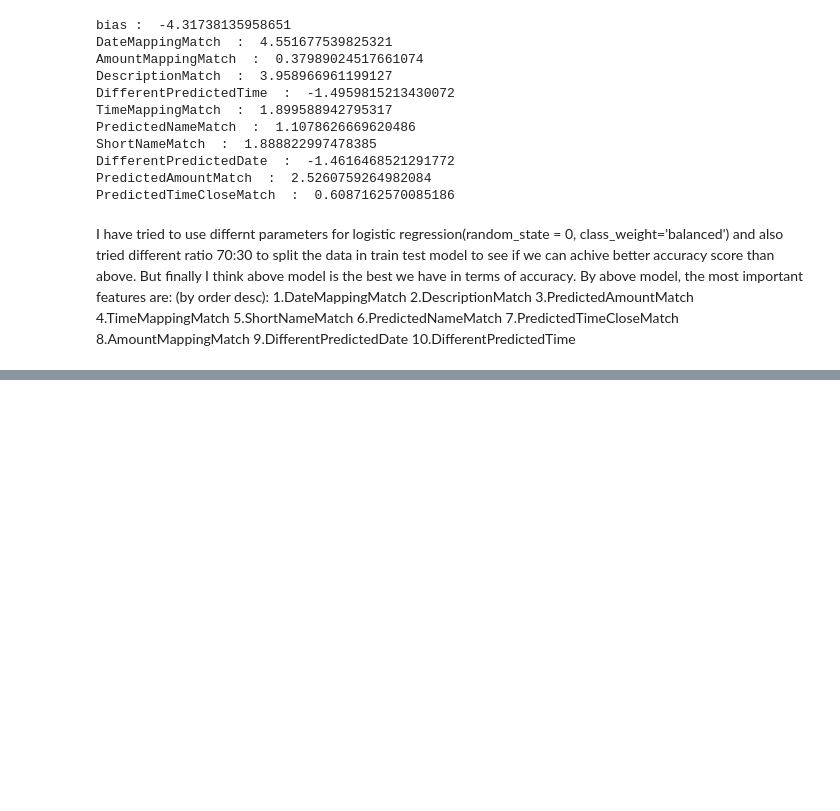
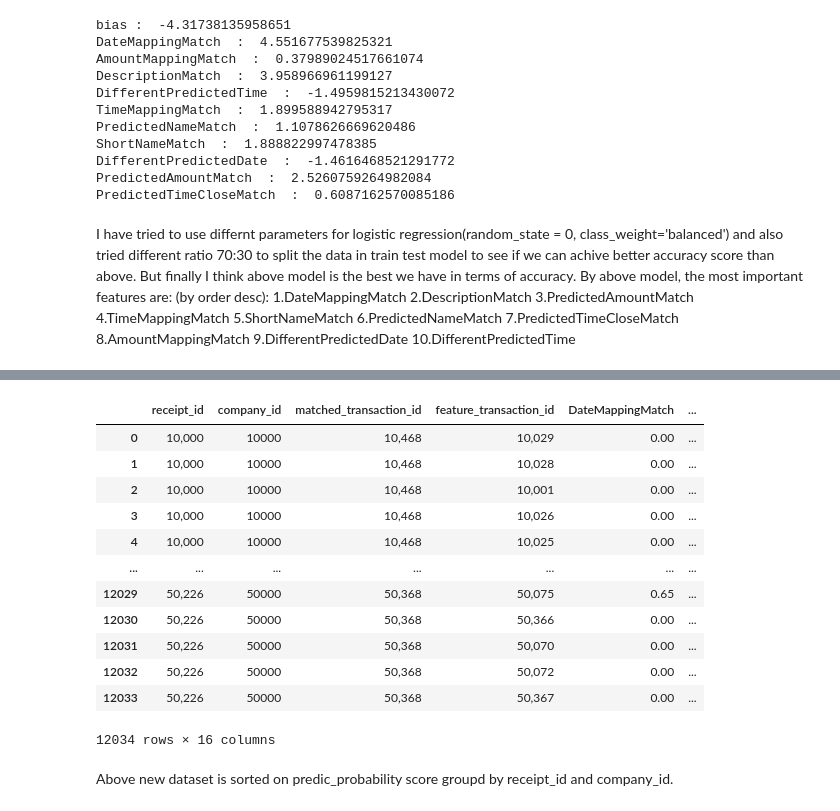
Before and after one commit to spriyakhedekar/DS_challenge, a Jupyter notebook: invoice_receipt_match_model.ipynb, the cells around one changed output, grey strips where cells are left out. Drawn from its saved outputs; the diff is of its cells as text; code cells hidden in the pictures; blank space fills up the shorter version.

```diff
--- a/invoice_receipt_match_model.ipynb
+++ b/invoice_receipt_match_model.ipynb
@@ -252,3 +252,8 @@ By above model, the most important features are: (by order desc):
 8.AmountMappingMatch
 9.DifferentPredictedDate
 10.DifferentPredictedTime
+# %%
+#Let's run the model for all dataset so that we can get the probability for all records
+
+model=LogisticRegression().fit(feature_data,label_data)
+model
@@ -254,0 +266,5 @@ By above model, the most important features are: (by order desc):
+# %%
+#The function predict_proba() returns a numpy array of two columns. The first column is the probability that target=0 and the second column is the probability that target=1.
+#That is why we add [:,1] after predict
+prob = model.predict_proba(feature_data)[:,1]
+prob
@@ -254,0 +274,5 @@ By above model, the most important features are: (by order desc):
+# %%
+# Add the predict_proba result to the original dataset, for ordering the dataset with most matcing probability
+
+df_new =data.copy()
+df_new['prob']=prob
@@ -254,0 +289,19 @@ By above model, the most important features are: (by order desc):
+# %%
+data_sorted_on_pred_prob=df_new.groupby(["receipt_id","company_id"], sort=False).apply(lambda x: x.sort_values(["prob"],ascending=False)).reset_index(drop=True)
+data_sorted_on_pred_prob
+# %% [output]
+|  | receipt_id | company_id | matched_transaction_id | feature_transaction_id | DateMappingMatch | ... |
+| 0 | 10,000 | 10000 | 10,468 | 10,029 | 0.00 | ... |
+| 1 | 10,000 | 10000 | 10,468 | 10,028 | 0.00 | ... |
+| 2 | 10,000 | 10000 | 10,468 | 10,001 | 0.00 | ... |
+| 3 | 10,000 | 10000 | 10,468 | 10,026 | 0.00 | ... |
+| 4 | 10,000 | 10000 | 10,468 | 10,025 | 0.00 | ... |
+| ... | ... | ... | ... | ... | ... | ... |
+| 12029 | 50,226 | 50000 | 50,368 | 50,075 | 0.65 | ... |
+| 12030 | 50,226 | 50000 | 50,368 | 50,366 | 0.00 | ... |
+| 12031 | 50,226 | 50000 | 50,368 | 50,070 | 0.00 | ... |
+| 12032 | 50,226 | 50000 | 50,368 | 50,072 | 0.00 | ... |
+| 12033 | 50,226 | 50000 | 50,368 | 50,367 | 0.00 | ... |
+12034 rows × 16 columns
+# %% [markdown]
+Above new dataset is sorted on predic_probability score groupd by receipt_id and company_id.
```
Also changed, not shown: parts of 3 cells of this notebook.
